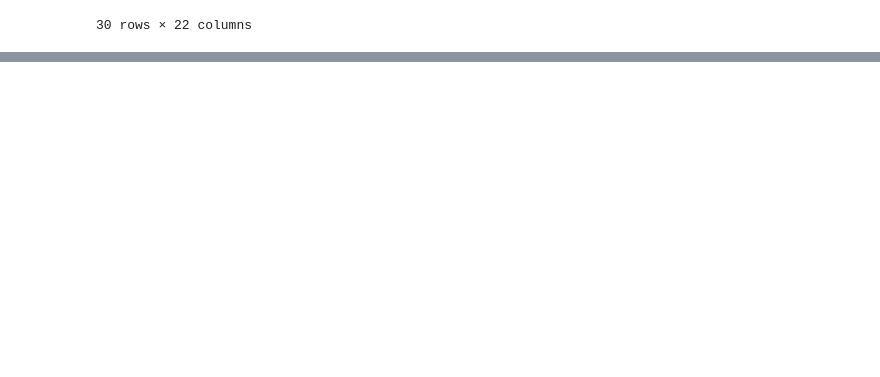
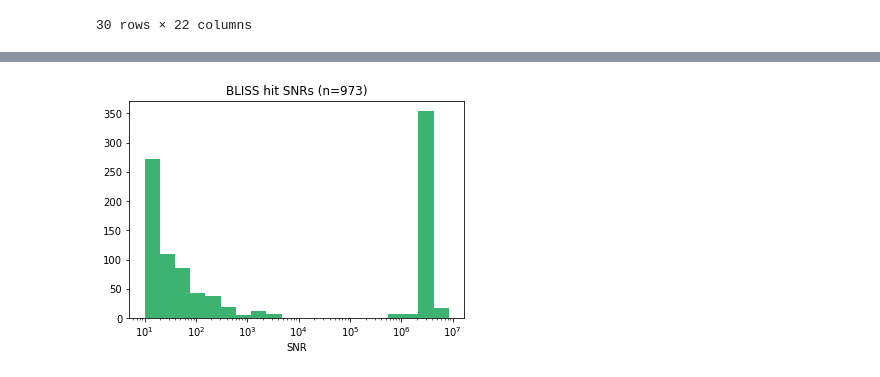
Before and after one commit to bjacobell/gbt-hdbscan, a Jupyter notebook: blimpy_test.ipynb, the cells around one changed output, grey strips where cells are left out. Drawn from its saved outputs; the diff is of its cells as text; code cells hidden in the pictures; blank space fills up the shorter version.

```diff
--- a/blimpy_test.ipynb
+++ b/blimpy_test.ipynb
@@ -144,0 +171,12 @@ NameError: name 'plt' is not defined
+# %%
+hist, bins = np.histogram(snrs, bins=20)
+logbins = np.logspace(np.log10(bins[0]),np.log10(bins[-1]),len(bins))
+
+plt.hist(snrs, bins=logbins, color='mediumseagreen')
+plt.title(f'BLISS hit SNRs (n={len(freqs)})')
+plt.xlabel('SNR')
+plt.xscale('log')
+#plt.grid()
+plt.show()
+# %% [output]
+[figure, added]
```
Also changed, not shown: parts of 16 cells of this notebook, 2 other files.
